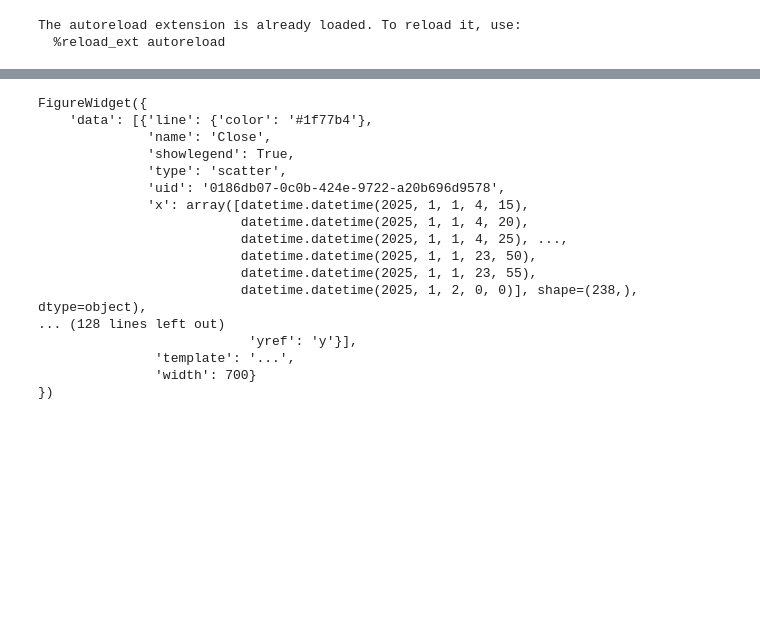
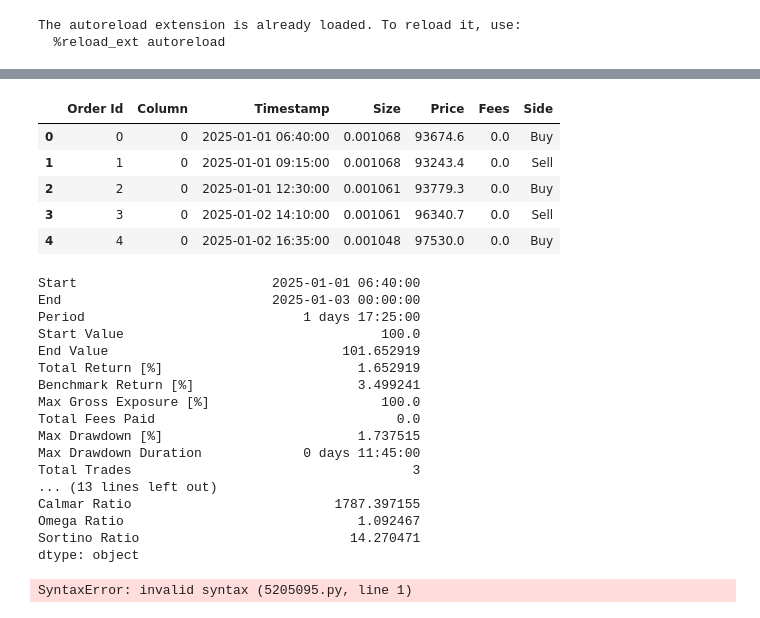
Before and after one commit to cedTrad/Bactest_VectorBT, a Jupyter notebook: labs.ipynb, the cells around one changed output, grey strips where cells are left out. Cells and saved outputs as stored; diff of their text form; code cells hidden in the pictures; blank space fills up the shorter version.

```diff
--- a/labs.ipynb
+++ b/labs.ipynb
@@ -23,7 +23,7 @@ The autoreload extension is already loaded. To reload it, use:
 SIZE = 0
 INTERVAL = '5m'
 START = datetime(2025, 1, 1)
-END = datetime(2025, 1, 2)
+END = datetime(2025, 1, 3)
 generator = BacktestDataGenerator(interval=INTERVAL, size=SIZE,
                                   start_date=START, end_date=END)
 data = generator.get_data("BTCUSDT")
@@ -31,5 +31,5 @@ data = generator.get_data("BTCUSDT")
 
 
 strategy = KamaStrategy(data)
-pf = strategy.run(20, 50)
+pf = strategy.run(28, 79)
 # %% [output]
@@ -38,21 +38 @@ pf = strategy.run(20, 50)
-# %%
-pf.positions.plot()
-# %% [output]
-FigureWidget({
-    'data': [{'line': {'color': '#1f77b4'},
-              'name': 'Close',
-              'showlegend': True,
-              'type': 'scatter',
-              'uid': '0186db07-0c0b-424e-9722-a20b696d9578',
-              'x': array([datetime.datetime(2025, 1, 1, 4, 15),
-                          datetime.datetime(2025, 1, 1, 4, 20),
-                          datetime.datetime(2025, 1, 1, 4, 25), ...,
-                          datetime.datetime(2025, 1, 1, 23, 50),
-                          datetime.datetime(2025, 1, 1, 23, 55),
-                          datetime.datetime(2025, 1, 2, 0, 0)], shape=(238,), dtype=object),
-... (128 lines left out)
-                           'yref': 'y'}],
-               'template': '...',
-               'width': 700}
-})
 # %%
@@ -62,4 +41,30 @@ strategy.viz(20, 50)
+# %%
+pf.orders.records_readable
+# %% [output]
+|  | Order Id | Column | Timestamp | Size | Price | Fees | Side |
+| 0 | 0 | 0 | 2025-01-01 06:40:00 | 0.001068 | 93674.6 | 0.0 | Buy |
+| 1 | 1 | 0 | 2025-01-01 09:15:00 | 0.001068 | 93243.4 | 0.0 | Sell |
+| 2 | 2 | 0 | 2025-01-01 12:30:00 | 0.001061 | 93779.3 | 0.0 | Buy |
+| 3 | 3 | 0 | 2025-01-02 14:10:00 | 0.001061 | 96340.7 | 0.0 | Sell |
+| 4 | 4 | 0 | 2025-01-02 16:35:00 | 0.001048 | 97530.0 | 0.0 | Buy |
 # %%
 # Résultats
-#print(pf.stats())
-pf.plot().show()
+print(pf.stats())
+# %% [output]
+Start                         2025-01-01 06:40:00
+End                           2025-01-03 00:00:00
+Period                            1 days 17:25:00
+Start Value                                 100.0
+End Value                              101.652919
+Total Return [%]                         1.652919
+Benchmark Return [%]                     3.499241
+Max Gross Exposure [%]                      100.0
+Total Fees Paid                               0.0
+Max Drawdown [%]                         1.737515
+Max Drawdown Duration             0 days 11:45:00
+Total Trades                                    3
+... (13 lines left out)
+Calmar Ratio                          1787.397155
+Omega Ratio                              1.092467
+Sortino Ratio                           14.270471
+dtype: object
@@ -72,0 +71,4 @@ print("Best params:", best_params)
+# %%
+e e  e
+# %% [output]
+SyntaxError: invalid syntax (5205095.py, line 1)
```
Also changed, not shown: parts of 8 cells of this notebook, 4 other files.
